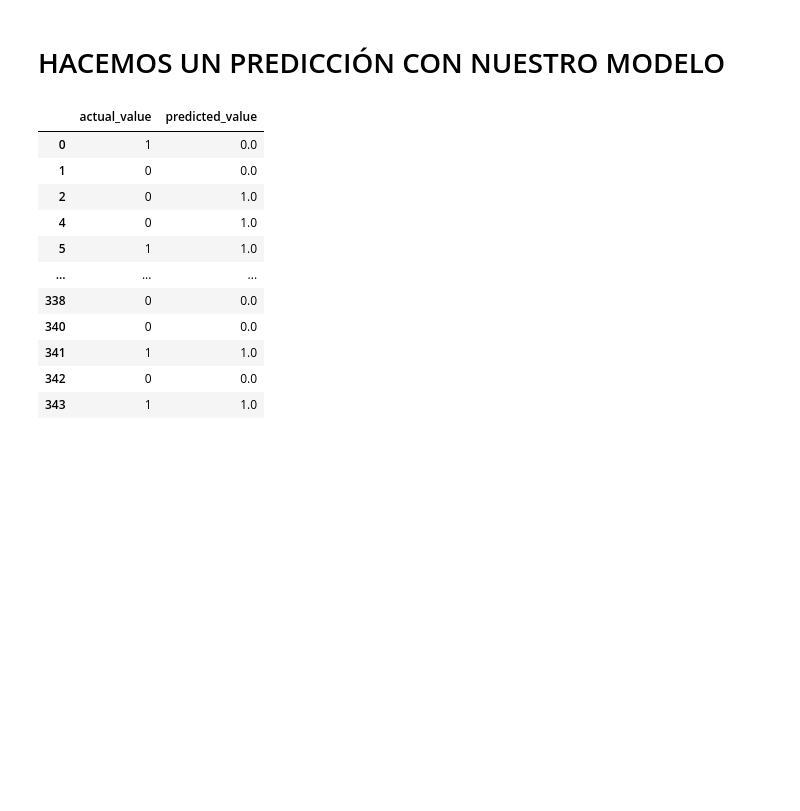
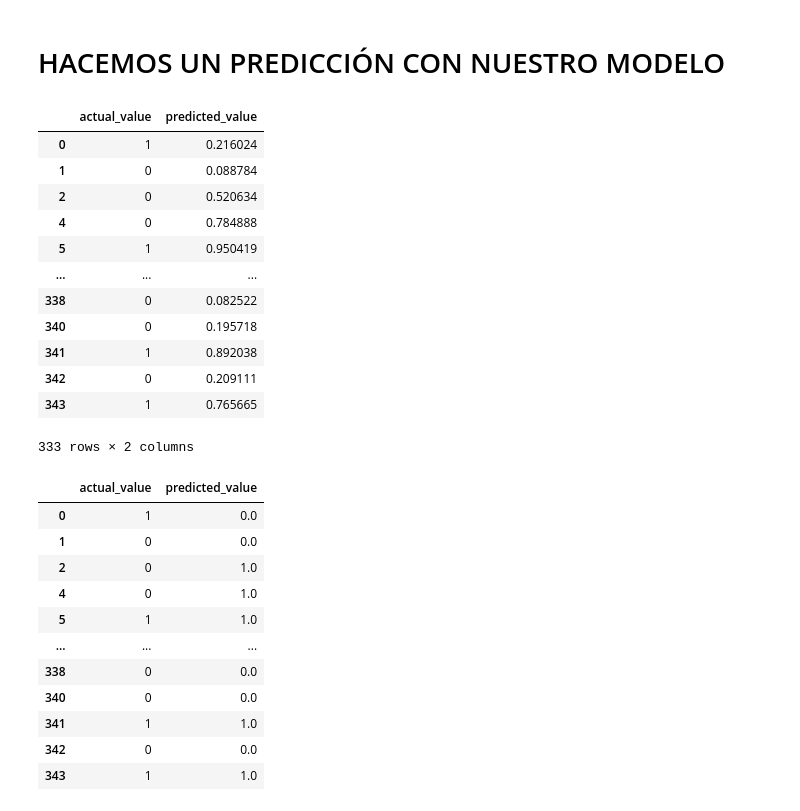
Before and after one commit to RosaTorres44/BDS-G3, a Jupyter notebook: MODULO04/dia02/07_regresion_logistica.ipynb, the cells around one changed output. Drawn from its saved outputs; the diff is of its cells as text; code cells hidden in the pictures; blank space fills up the shorter version.

```diff
--- a/MODULO04/dia02/07_regresion_logistica.ipynb
+++ b/MODULO04/dia02/07_regresion_logistica.ipynb
@@ -115,6 +115,28 @@ Optimization terminated successfully.
 dtype: float64
 # %% [markdown]
 # HACEMOS UN PREDICCIÓN CON NUESTRO MODELO
+# %%
+is_male_predictions = pd.DataFrame(
+    dict(
+        actual_value = penguins_df.numeric_sex,
+        predicted_value = model_sex.predict()
+    )
+)
+is_male_predictions
+# %% [output]
+|  | actual_value | predicted_value |
+| 0 | 1 | 0.216024 |
+| 1 | 0 | 0.088784 |
+| 2 | 0 | 0.520634 |
+| 4 | 0 | 0.784888 |
+| 5 | 1 | 0.950419 |
+| ... | ... | ... |
+| 338 | 0 | 0.082522 |
+| 340 | 0 | 0.195718 |
+| 341 | 1 | 0.892038 |
+| 342 | 0 | 0.209111 |
+| 343 | 1 | 0.765665 |
+333 rows × 2 columns
 # %%
 is_male_predictions = pd.DataFrame(
     dict(
```
Also changed, not shown: parts of 1 cell of this notebook, 2 other files.
